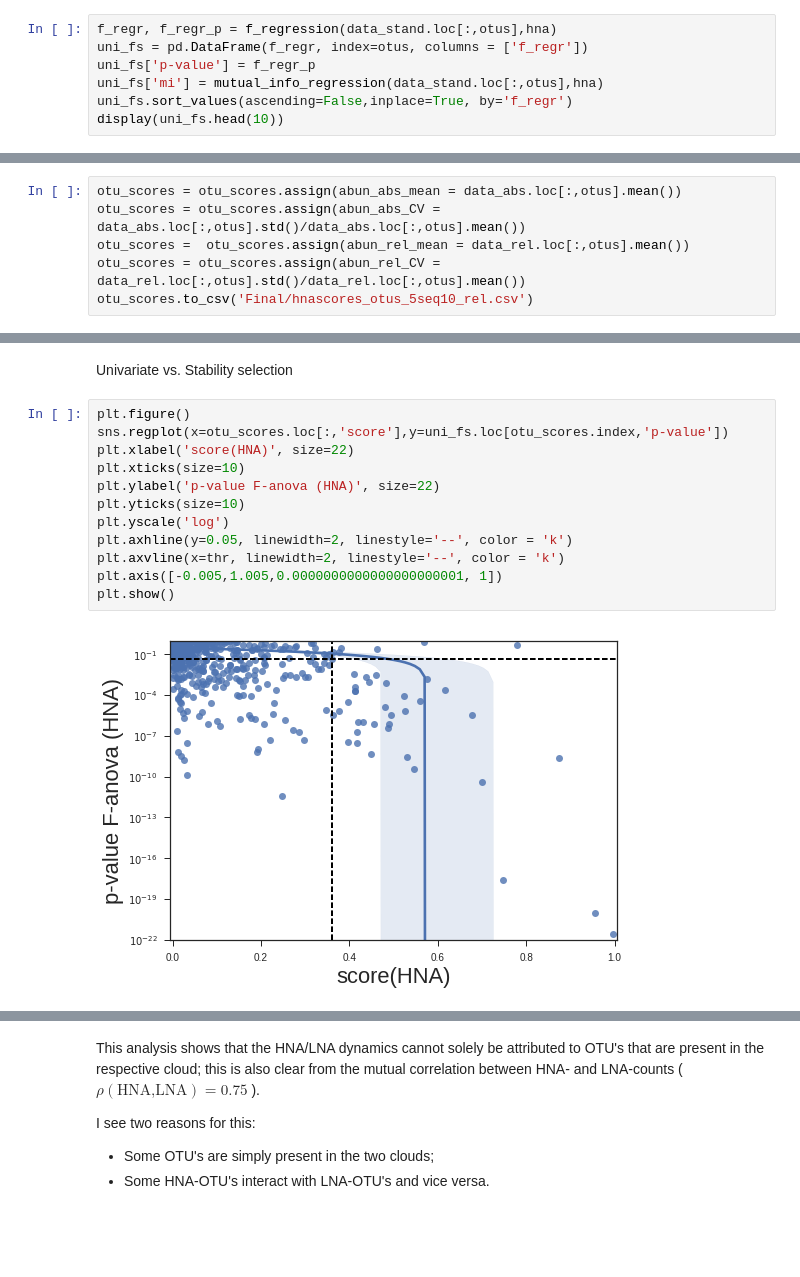
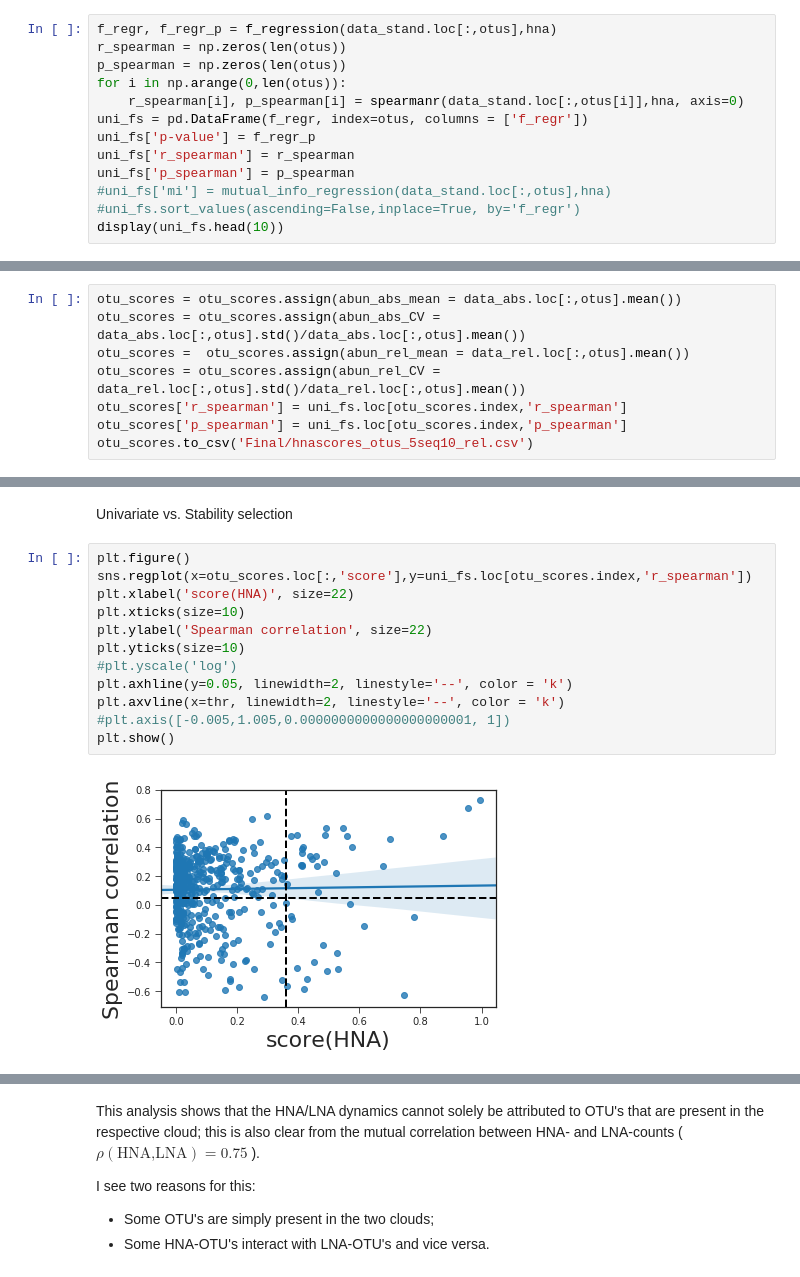
Before and after one commit to rprops/HNA_LNA_productivity, a Jupyter notebook: relative_analysis_5seq10.ipynb, the cells around one changed output, grey strips where cells are left out. Cells and saved outputs as stored; diff of their text form; blank space fills up the shorter version.

Commit message:
Added spearman correlation

```diff
--- a/relative_analysis_5seq10.ipynb
+++ b/relative_analysis_5seq10.ipynb
@@ -103,9 +103,15 @@ Let's compare two methods:
 - (other methods can follow as well).
 # %%
 f_regr, f_regr_p = f_regression(data_stand.loc[:,otus],hna)
+r_spearman = np.zeros(len(otus))
+p_spearman = np.zeros(len(otus))
+for i in np.arange(0,len(otus)):
+    r_spearman[i], p_spearman[i] = spearmanr(data_stand.loc[:,otus[i]],hna, axis=0)
 uni_fs = pd.DataFrame(f_regr, index=otus, columns = ['f_regr'])
 uni_fs['p-value'] = f_regr_p
-uni_fs['mi'] = mutual_info_regression(data_stand.loc[:,otus],hna)
-uni_fs.sort_values(ascending=False,inplace=True, by='f_regr')
+uni_fs['r_spearman'] = r_spearman
+uni_fs['p_spearman'] = p_spearman
+#uni_fs['mi'] = mutual_info_regression(data_stand.loc[:,otus],hna)
+#uni_fs.sort_values(ascending=False,inplace=True, by='f_regr')
 display(uni_fs.head(10))
 # %% [output]
@@ -202,6 +232,8 @@ otu_scores = otu_scores.assign(abun_abs_mean = data_abs.loc[:,otus].mean())
 otu_scores = otu_scores.assign(abun_abs_CV = data_abs.loc[:,otus].std()/data_abs.loc[:,otus].mean())
 otu_scores =  otu_scores.assign(abun_rel_mean = data_rel.loc[:,otus].mean())
 otu_scores = otu_scores.assign(abun_rel_CV = data_rel.loc[:,otus].std()/data_rel.loc[:,otus].mean())
+otu_scores['r_spearman'] = uni_fs.loc[otu_scores.index,'r_spearman']
+otu_scores['p_spearman'] = uni_fs.loc[otu_scores.index,'p_spearman']
 otu_scores.to_csv('Final/hnascores_otus_5seq10_rel.csv')
 # %%
 otu_scores_selected = otu_scores[otu_scores.score.values>thr]
@@ -414,17 +480,17 @@ This figure shows 4 area's:
 Univariate vs. Stability selection
 # %%
 plt.figure()
-sns.regplot(x=otu_scores.loc[:,'score'],y=uni_fs.loc[otu_scores.index,'p-value'])
+sns.regplot(x=otu_scores.loc[:,'score'],y=uni_fs.loc[otu_scores.index,'r_spearman'])
 plt.xlabel('score(HNA)', size=22)
 plt.xticks(size=10)
-plt.ylabel('p-value F-anova (HNA)', size=22)
+plt.ylabel('Spearman correlation', size=22)
 plt.yticks(size=10)
-plt.yscale('log')
+#plt.yscale('log')
 plt.axhline(y=0.05, linewidth=2, linestyle='--', color = 'k')
 plt.axvline(x=thr, linewidth=2, linestyle='--', color = 'k')
-plt.axis([-0.005,1.005,0.0000000000000000000001, 1])
+#plt.axis([-0.005,1.005,0.0000000000000000000001, 1])
 plt.show()
 # %% [output]
-[figure, old version]
+[figure, new version]
 # %%
 plt.figure()
```
Also changed, not shown: parts of 27 cells of this notebook, 8 other files.
